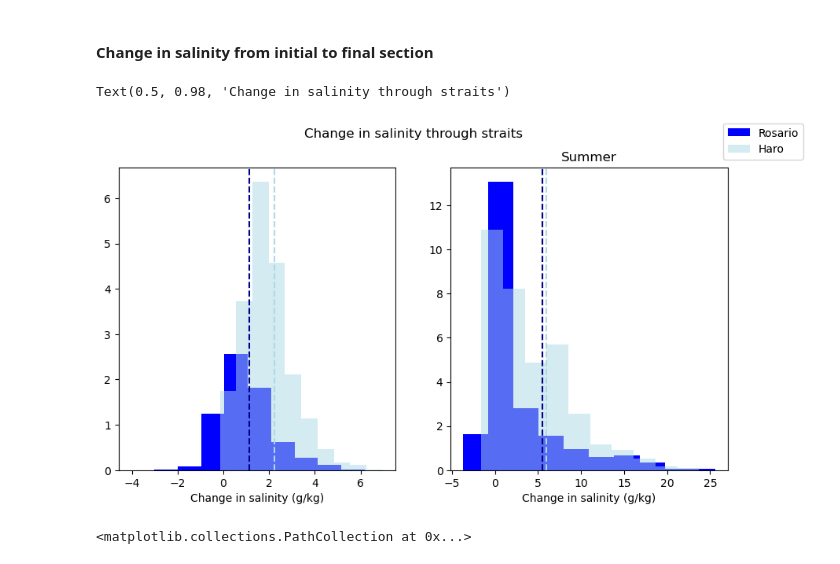
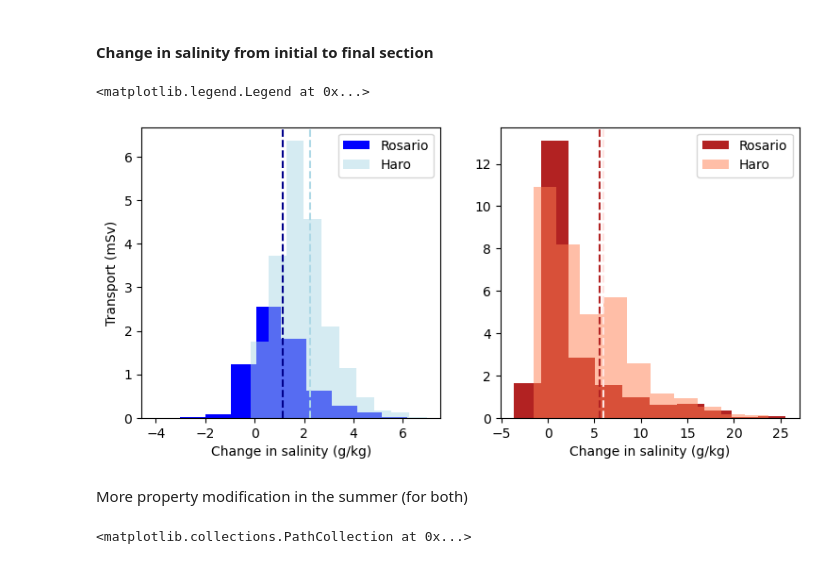
Before and after one commit to SalishSeaCast/analysis-camryn, a Jupyter notebook: Ariane/sum_wint_sectionplots.ipynb, the cells around one changed output. Saved outputs shown, nothing was run; the diff lists cells and outputs as text; code cells hidden in the pictures.

```diff
--- a/Ariane/sum_wint_sectionplots.ipynb
+++ b/Ariane/sum_wint_sectionplots.ipynb
@@ -1459,25 +1490,27 @@ initsal_thruharo = np.append(initsal_thruharo_int,gulftoadm_haro['init_salt'])
 # %%
 deltasal_thruharo = (sal_thruharo - initsal_thruharo)
 deltasal_thruros = (sal_thruros - initsal_thruros)
 deltasal_thruharo07 = (sal_thruharo07 - initsal_thruharo07)
 deltasal_thruros07 = (sal_thruros07 - initsal_thruros07)
 
-fig,[ax,ax2] = plt.subplots(1,2,figsize=(10,5))
+fig,[ax,ax2] = plt.subplots(1,2,figsize=(9,4))
 
 ax.hist(deltasal_thruros,bins=10,weights=transp_thruros/23/1000,color='blue',label='Rosario')
 ax.hist(deltasal_thruharo,bins=10,weights=transp_thruharo/23/1000,color='lightblue',alpha=0.5,label='Haro')
 ax.axvline(deltasal_thruros.mean(),color='darkblue',ls='--')
 ax.axvline(deltasal_thruharo.mean(),color='lightblue',ls='--')
 ax.set_xlabel('Change in salinity (g/kg)')
+ax.set_ylabel('Transport (mSv)')
 
-ax2.hist(deltasal_thruros07,bins=10,weights=transp_thruros07/23/1000,color='blue',label='')
-ax2.hist(deltasal_thruharo07,bins=10,weights=transp_thruharo07/23/1000,color='lightblue',alpha=0.5,label='')
-ax2.axvline(deltasal_thruros07.mean(),color='darkblue',ls='--')
-ax2.axvline(deltasal_thruharo07.mean(),color='lightblue',ls='--')
+ax2.hist(deltasal_thruros07,bins=10,weights=transp_thruros07/23/1000,color='firebrick',label='Rosario')
+ax2.hist(deltasal_thruharo07,bins=10,weights=transp_thruharo07/23/1000,color='coral',alpha=0.5,label='Haro')
+ax2.axvline(deltasal_thruros07.mean(),color='firebrick',ls='--')
+ax2.axvline(deltasal_thruharo07.mean(),color='mistyrose',ls='--')
 ax2.set_xlabel('Change in salinity (g/kg)')
-ax2.set_title('Summer')
-fig.legend()
-fig.suptitle('Change in salinity through straits')
+# ax2.set_title('Summer')
+ax.legend()
+ax2.legend()
+# fig.suptitle('Change in salinity through straits')
 # %% [output]
-Text(0.5, 0.98, 'Change in salinity through straits')
+<matplotlib.legend.Legend at 0x...>
-[figure, old version]
+[figure, new version]
@@ -1484,3 +1519,5 @@ Text(0.5, 0.98, 'Change in salinity through straits')
+# %% [markdown]
+More property modification in the summer (for both)
 # %%
 ## Investigate depth where salinity is lower than initially
 
```
Also changed, not shown: parts of 28 cells of this notebook.
